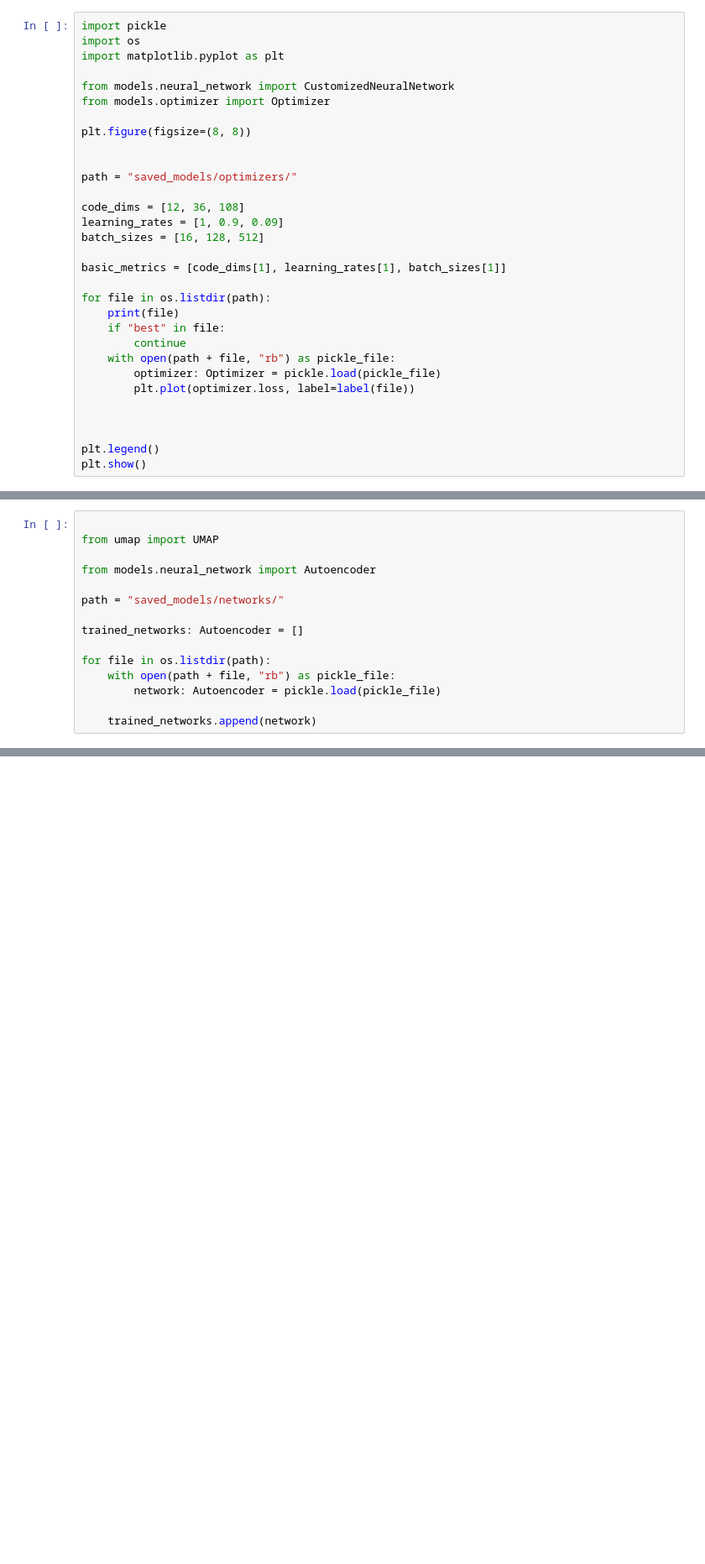
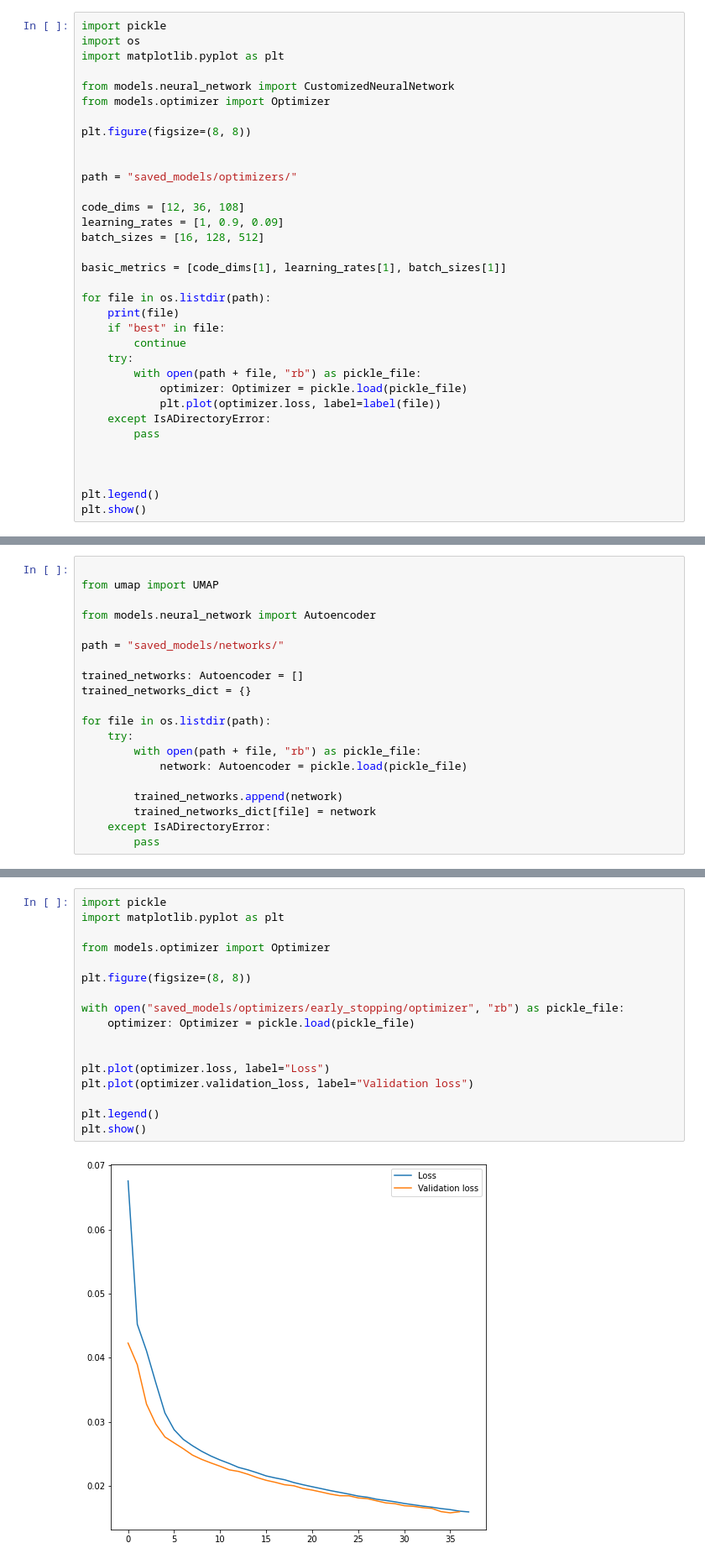
Before and after one commit to olgaszatkowska/neural_networks_course, a Jupyter notebook: autoencoder_experiment_results.ipynb, the cells around one changed output, grey strips where cells are left out. Shown: that part at 84% size. Drawn from its saved outputs; the diff is of its cells as text; blank space fills up the shorter version.

Commit message:
Added visualizations

```diff
--- a/autoencoder_experiment_results.ipynb
+++ b/autoencoder_experiment_results.ipynb
@@ -28,9 +28,12 @@ for file in os.listdir(path):
     print(file)
     if "best" in file:
         continue
-    with open(path + file, "rb") as pickle_file:
-        optimizer: Optimizer = pickle.load(pickle_file)
-        plt.plot(optimizer.loss, label=label(file))
+    try:
+        with open(path + file, "rb") as pickle_file:
+            optimizer: Optimizer = pickle.load(pickle_file)
+            plt.plot(optimizer.loss, label=label(file))
+    except IsADirectoryError:
+        pass
 
 
 
@@ -77,12 +86,17 @@ from models.neural_network import Autoencoder
 path = "saved_models/networks/"
 
 trained_networks: Autoencoder = []
+trained_networks_dict = {}
 
 for file in os.listdir(path):
-    with open(path + file, "rb") as pickle_file:
-        network: Autoencoder = pickle.load(pickle_file)
+    try:
+        with open(path + file, "rb") as pickle_file:
+            network: Autoencoder = pickle.load(pickle_file)
 
-    trained_networks.append(network)
+        trained_networks.append(network)
+        trained_networks_dict[file] = network
+    except IsADirectoryError:
+        pass
 # %%
 from numpy.typing import NDArray
 
@@ -137,0 +220,19 @@ plt.show()
+# %%
+import pickle
+import matplotlib.pyplot as plt
+
+from models.optimizer import Optimizer
+
+plt.figure(figsize=(8, 8))
+
+with open("saved_models/optimizers/early_stopping/optimizer", "rb") as pickle_file:
+    optimizer: Optimizer = pickle.load(pickle_file)
+
+
+plt.plot(optimizer.loss, label="Loss")
+plt.plot(optimizer.validation_loss, label="Validation loss")
+
+plt.legend()
+plt.show()
+# %% [output]
+[figure, added]
```
Also changed, not shown: parts of 13 cells of this notebook, 4 other files.
